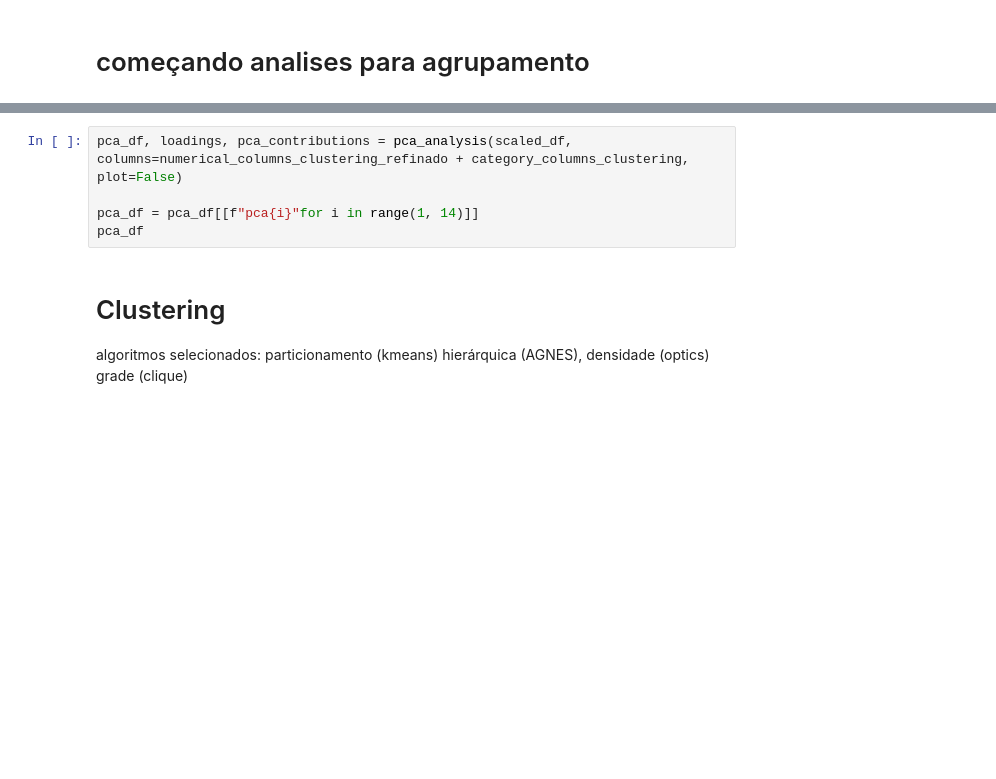
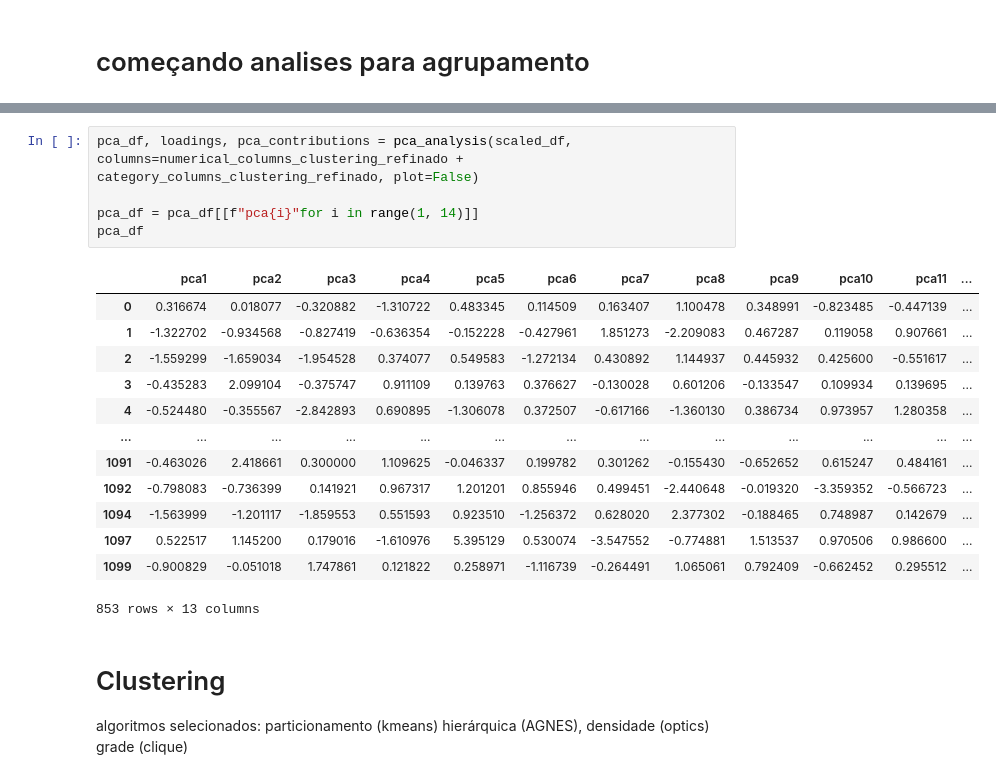
Before and after one commit to LanaArmond/DCC127-2024.3, a Jupyter notebook: DCC127_Trabalho_03.ipynb, the cells around one changed output, grey strips where cells are left out. Drawn from its saved outputs; the diff is of its cells as text; blank space fills up the shorter version.

```diff
--- a/DCC127_Trabalho_03.ipynb
+++ b/DCC127_Trabalho_03.ipynb
@@ -510,8 +607,22 @@ cumulative_explained_variance, feature_contributions = pca_explained_variance_pl
 # %%
-pca_df, loadings, pca_contributions = pca_analysis(scaled_df, columns=numerical_columns_clustering_refinado + category_columns_clustering, plot=False)
+pca_df, loadings, pca_contributions = pca_analysis(scaled_df, columns=numerical_columns_clustering_refinado + category_columns_clustering_refinado, plot=False)
 
 pca_df = pca_df[[f"pca{i}"for i in range(1, 14)]]
 pca_df
+# %% [output]
+|  | pca1 | pca2 | pca3 | pca4 | pca5 | pca6 | pca7 | pca8 | pca9 | pca10 | pca11 | ... |
+| 0 | 0.316674 | 0.018077 | -0.320882 | -1.310722 | 0.483345 | 0.114509 | 0.163407 | 1.100478 | 0.348991 | -0.823485 | -0.447139 | ... |
+| 1 | -1.322702 | -0.934568 | -0.827419 | -0.636354 | -0.152228 | -0.427961 | 1.851273 | -2.209083 | 0.467287 | 0.119058 | 0.907661 | ... |
+| 2 | -1.559299 | -1.659034 | -1.954528 | 0.374077 | 0.549583 | -1.272134 | 0.430892 | 1.144937 | 0.445932 | 0.425600 | -0.551617 | ... |
+| 3 | -0.435283 | 2.099104 | -0.375747 | 0.911109 | 0.139763 | 0.376627 | -0.130028 | 0.601206 | -0.133547 | 0.109934 | 0.139695 | ... |
+| 4 | -0.524480 | -0.355567 | -2.842893 | 0.690895 | -1.306078 | 0.372507 | -0.617166 | -1.360130 | 0.386734 | 0.973957 | 1.280358 | ... |
+| ... | ... | ... | ... | ... | ... | ... | ... | ... | ... | ... | ... | ... |
+| 1091 | -0.463026 | 2.418661 | 0.300000 | 1.109625 | -0.046337 | 0.199782 | 0.301262 | -0.155430 | -0.652652 | 0.615247 | 0.484161 | ... |
+| 1092 | -0.798083 | -0.736399 | 0.141921 | 0.967317 | 1.201201 | 0.855946 | 0.499451 | -2.440648 | -0.019320 | -3.359352 | -0.566723 | ... |
+| 1094 | -1.563999 | -1.201117 | -1.859553 | 0.551593 | 0.923510 | -1.256372 | 0.628020 | 2.377302 | -0.188465 | 0.748987 | 0.142679 | ... |
+| 1097 | 0.522517 | 1.145200 | 0.179016 | -1.610976 | 5.395129 | 0.530074 | -3.547552 | -0.774881 | 1.513537 | 0.970506 | 0.986600 | ... |
+| 1099 | -0.900829 | -0.051018 | 1.747861 | 0.121822 | 0.258971 | -1.116739 | -0.264491 | 1.065061 | 0.792409 | -0.662452 | 0.295512 | ... |
+853 rows × 13 columns
 # %% [markdown]
 # Clustering
 algoritmos selecionados:
```
Also changed, not shown: parts of 5 cells of this notebook.
